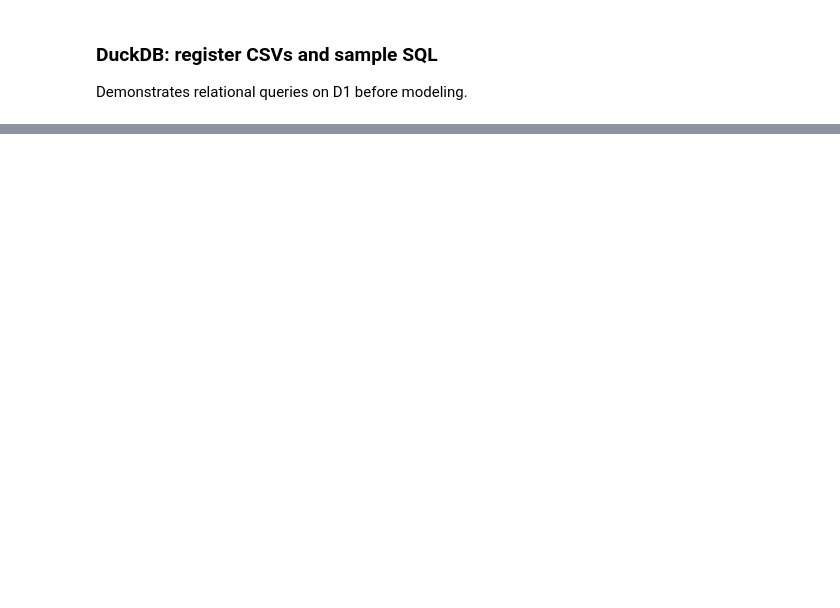
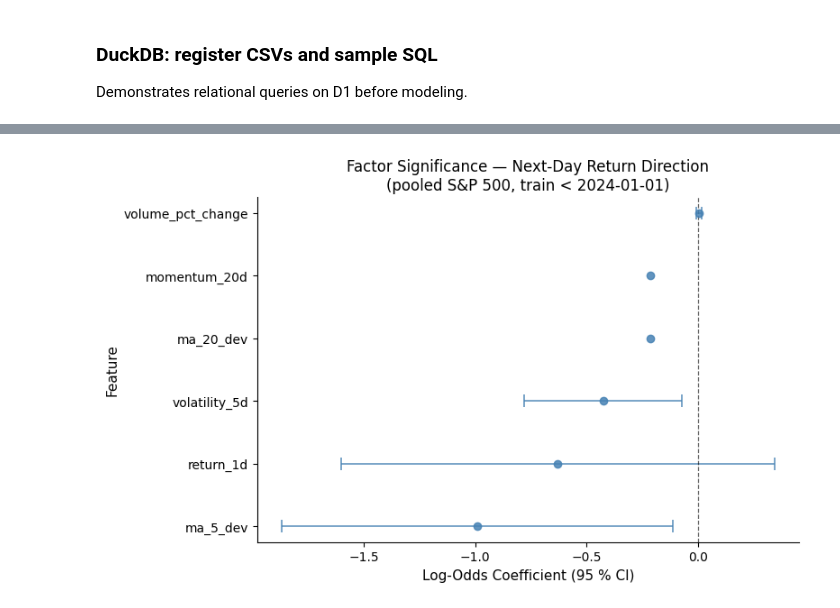
Before and after one commit to dylanlidailin/DS4320-Project1, a Jupyter notebook: pipeline/project1_pipeline.ipynb, the cells around one changed output, grey strips where cells are left out. Drawn from its saved outputs; the diff is of its cells as text; code cells hidden in the pictures; blank space fills up the shorter version.

```diff
--- a/pipeline/project1_pipeline.ipynb
+++ b/pipeline/project1_pipeline.ipynb
@@ -142,0 +200,33 @@ plt.show()
+# %%
+plot_df = coef_df.sort_values("log_odds").reset_index(drop=True)
+
+fig, ax = plt.subplots(figsize=(8, 5))
+
+ax.errorbar(
+    plot_df["log_odds"],
+    plot_df["feature"],
+    xerr=1.96 * plot_df["se"],
+    fmt="o",
+    capsize=5,
+    capthick=1.2,
+    linewidth=1.2,
+    markersize=6,
+    color="steelblue",
+    ecolor="steelblue",
+    alpha=0.85,
+)
+ax.axvline(0, color="black", linestyle="--", linewidth=0.9, alpha=0.6)
+
+ax.set_xlabel("Log-Odds Coefficient (95 % CI)", fontsize=11)
+ax.set_ylabel("Feature", fontsize=11)
+ax.set_title("Factor Significance — Next-Day Return Direction\n(pooled S&P 500, train < 2024-01-01)", fontsize=12)
+ax.tick_params(labelsize=10)
+
+for spine in ["top", "right"]:
+    ax.spines[spine].set_visible(False)
+
+plt.tight_layout()
+plt.savefig("logit_factor_ci.png", dpi=150, bbox_inches="tight")
+plt.show()
+# %% [output]
+[figure, added]
```
Also changed, not shown: parts of 16 cells of this notebook, 21 other files.
